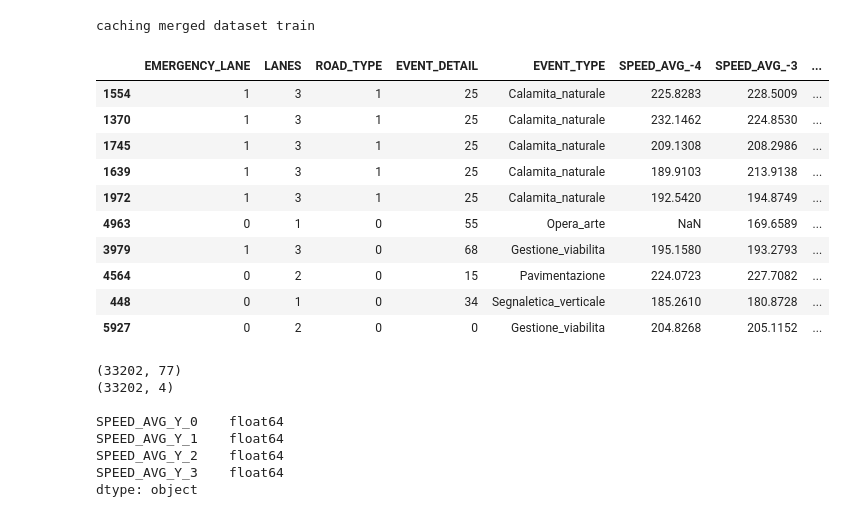
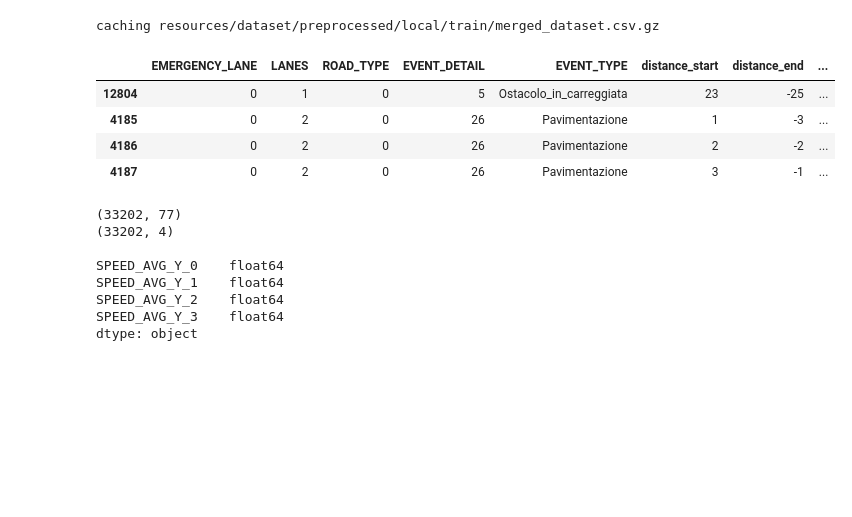
Before and after one commit to gianpy15/DMProject, a Jupyter notebook: notebooks/federico/prova catboost.ipynb, the cells around one changed output. Cells and saved outputs as stored; diff of their text form; code cells hidden in the pictures; blank space fills up the shorter version.

Commit message:
Added mode to catboost train

```diff
--- a/notebooks/federico/prova catboost.ipynb
+++ b/notebooks/federico/prova catboost.ipynb
@@ -33,26 +38,20 @@ import src.utility as utility
 # %%
 #dataset_train = base_df.merge(data.base_dataset(), how='left')
-X, Y = data.dataset('train', onehot=False, drop_index_columns=True)
+X, Y = data.dataset('local', 'train', onehot=False, drop_index_columns=True)
 # %% [output]
-caching merged dataset train
+caching resources/dataset/preprocessed/local/train/merged_dataset.csv.gz
 # %%
 #path = os.path.join(f'resources/dataset/preprocessed/base_dataframe_train_inferred.csv.gz')
 #dataset = pd.read_csv(path, parse_dates=True, index_col=0)
 #X, Y = data.dataset_interpolated('train', onehot=False)
 # %%
-X.head(10)
+X.head(4)
 # %% [output]
-|  | EMERGENCY_LANE | LANES | ROAD_TYPE | EVENT_DETAIL | EVENT_TYPE | SPEED_AVG_-4 | SPEED_AVG_-3 | ... |
-| 1554 | 1 | 3 | 1 | 25 | Calamita_naturale | 225.8283 | 228.5009 | ... |
-| 1370 | 1 | 3 | 1 | 25 | Calamita_naturale | 232.1462 | 224.8530 | ... |
-| 1745 | 1 | 3 | 1 | 25 | Calamita_naturale | 209.1308 | 208.2986 | ... |
-| 1639 | 1 | 3 | 1 | 25 | Calamita_naturale | 189.9103 | 213.9138 | ... |
-| 1972 | 1 | 3 | 1 | 25 | Calamita_naturale | 192.5420 | 194.8749 | ... |
-| 4963 | 0 | 1 | 0 | 55 | Opera_arte | NaN | 169.6589 | ... |
-| 3979 | 1 | 3 | 0 | 68 | Gestione_viabilita | 195.1580 | 193.2793 | ... |
-| 4564 | 0 | 2 | 0 | 15 | Pavimentazione | 224.0723 | 227.7082 | ... |
-| 448 | 0 | 1 | 0 | 34 | Segnaletica_verticale | 185.2610 | 180.8728 | ... |
-| 5927 | 0 | 2 | 0 | 0 | Gestione_viabilita | 204.8268 | 205.1152 | ... |
+|  | EMERGENCY_LANE | LANES | ROAD_TYPE | EVENT_DETAIL | EVENT_TYPE | distance_start | distance_end | ... |
+| 12804 | 0 | 1 | 0 | 5 | Ostacolo_in_carreggiata | 23 | -25 | ... |
+| 4185 | 0 | 2 | 0 | 26 | Pavimentazione | 1 | -3 | ... |
+| 4186 | 0 | 2 | 0 | 26 | Pavimentazione | 2 | -2 | ... |
+| 4187 | 0 | 2 | 0 | 26 | Pavimentazione | 3 | -1 | ... |
 # %%
 print(X.shape)
 print(Y.shape)
```
Also changed, not shown: parts of 1 cell of this notebook, 2 other files.
